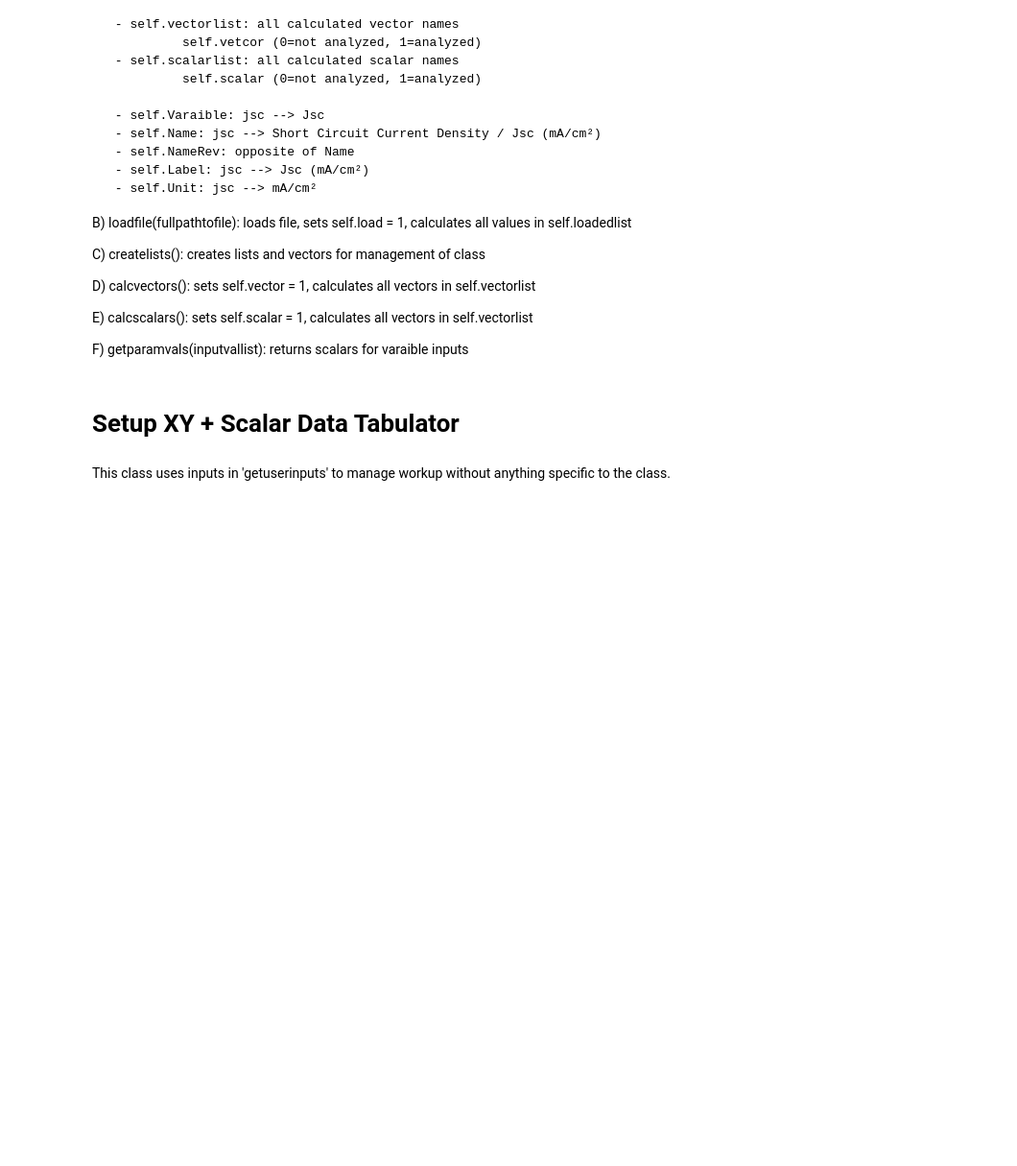
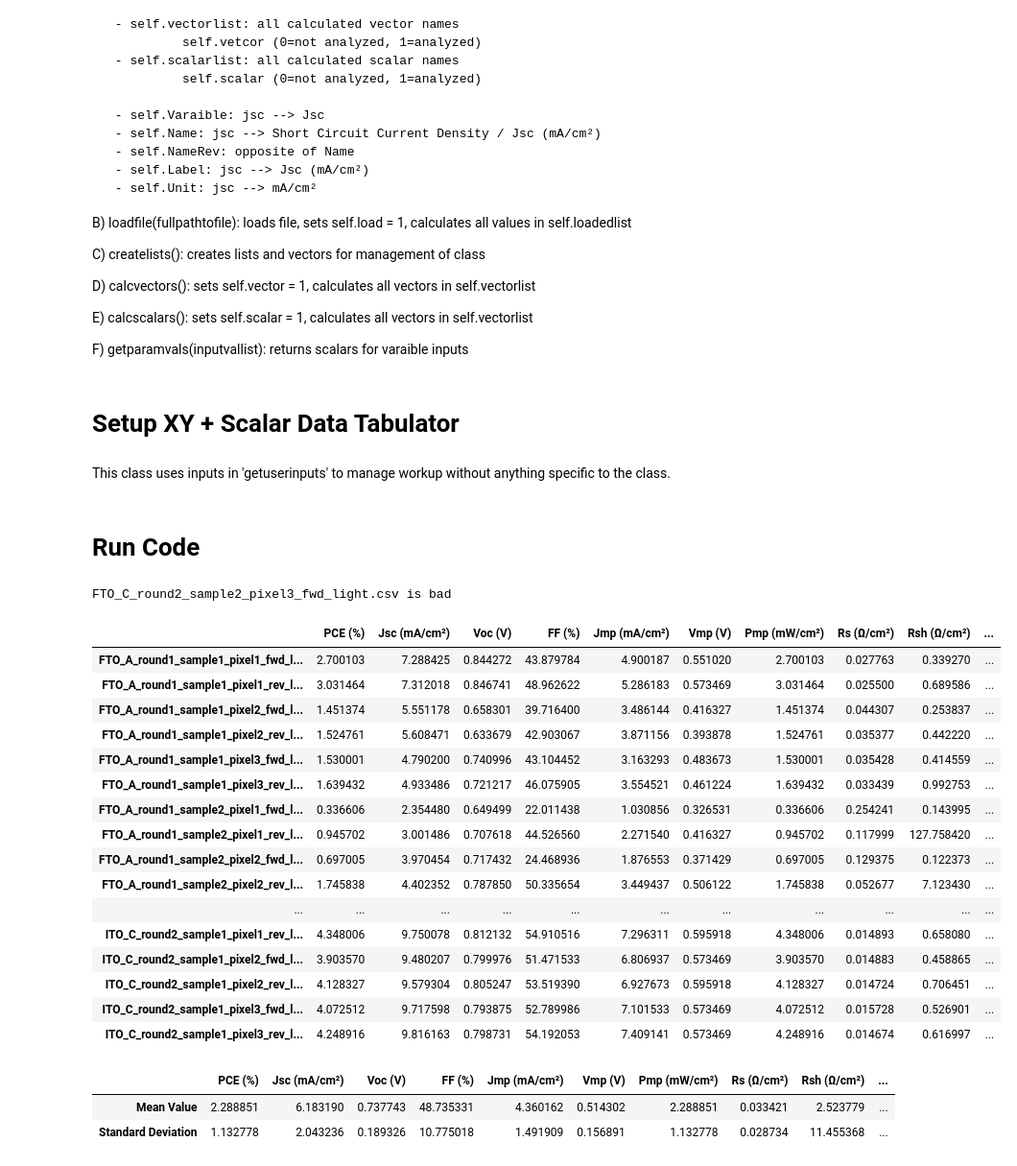
Before and after one commit to seandunfield/Personal_Projects, a Jupyter notebook: SPD_XY_Scalar_Tabulator.ipynb, the cells around one changed output. Shown at 96% size. Drawn from its saved outputs; the diff is of its cells as text; code cells hidden in the pictures; blank space fills up the shorter version.

```diff
--- a/SPD_XY_Scalar_Tabulator.ipynb
+++ b/SPD_XY_Scalar_Tabulator.ipynb
@@ -114,0 +165,27 @@ class XYTabulator:
+# %% [markdown]
+# Run Code
+# %%
+if __name__ == '__main__':
+    XYTabulator()
+# %% [output]
+FTO_C_round2_sample2_pixel3_fwd_light.csv is bad
+|  | PCE (%) | Jsc (mA/cm²) | Voc (V) | FF (%) | Jmp (mA/cm²) | Vmp (V) | Pmp (mW/cm²) | Rs (Ω/cm²) | Rsh (Ω/cm²) | ... |
+| FTO_A_round1_sample1_pixel1_fwd_l... | 2.700103 | 7.288425 | 0.844272 | 43.879784 | 4.900187 | 0.551020 | 2.700103 | 0.027763 | 0.339270 | ... |
+| FTO_A_round1_sample1_pixel1_rev_l... | 3.031464 | 7.312018 | 0.846741 | 48.962622 | 5.286183 | 0.573469 | 3.031464 | 0.025500 | 0.689586 | ... |
+| FTO_A_round1_sample1_pixel2_fwd_l... | 1.451374 | 5.551178 | 0.658301 | 39.716400 | 3.486144 | 0.416327 | 1.451374 | 0.044307 | 0.253837 | ... |
+| FTO_A_round1_sample1_pixel2_rev_l... | 1.524761 | 5.608471 | 0.633679 | 42.903067 | 3.871156 | 0.393878 | 1.524761 | 0.035377 | 0.442220 | ... |
+| FTO_A_round1_sample1_pixel3_fwd_l... | 1.530001 | 4.790200 | 0.740996 | 43.104452 | 3.163293 | 0.483673 | 1.530001 | 0.035428 | 0.414559 | ... |
+| FTO_A_round1_sample1_pixel3_rev_l... | 1.639432 | 4.933486 | 0.721217 | 46.075905 | 3.554521 | 0.461224 | 1.639432 | 0.033439 | 0.992753 | ... |
+| FTO_A_round1_sample2_pixel1_fwd_l... | 0.336606 | 2.354480 | 0.649499 | 22.011438 | 1.030856 | 0.326531 | 0.336606 | 0.254241 | 0.143995 | ... |
+| FTO_A_round1_sample2_pixel1_rev_l... | 0.945702 | 3.001486 | 0.707618 | 44.526560 | 2.271540 | 0.416327 | 0.945702 | 0.117999 | 127.758420 | ... |
+| FTO_A_round1_sample2_pixel2_fwd_l... | 0.697005 | 3.970454 | 0.717432 | 24.468936 | 1.876553 | 0.371429 | 0.697005 | 0.129375 | 0.122373 | ... |
+| FTO_A_round1_sample2_pixel2_rev_l... | 1.745838 | 4.402352 | 0.787850 | 50.335654 | 3.449437 | 0.506122 | 1.745838 | 0.052677 | 7.123430 | ... |
+| ... | ... | ... | ... | ... | ... | ... | ... | ... | ... | ... |
+| ITO_C_round2_sample1_pixel1_rev_l... | 4.348006 | 9.750078 | 0.812132 | 54.910516 | 7.296311 | 0.595918 | 4.348006 | 0.014893 | 0.658080 | ... |
+| ITO_C_round2_sample1_pixel2_fwd_l... | 3.903570 | 9.480207 | 0.799976 | 51.471533 | 6.806937 | 0.573469 | 3.903570 | 0.014883 | 0.458865 | ... |
+| ITO_C_round2_sample1_pixel2_rev_l... | 4.128327 | 9.579304 | 0.805247 | 53.519390 | 6.927673 | 0.595918 | 4.128327 | 0.014724 | 0.706451 | ... |
+| ITO_C_round2_sample1_pixel3_fwd_l... | 4.072512 | 9.717598 | 0.793875 | 52.789986 | 7.101533 | 0.573469 | 4.072512 | 0.015728 | 0.526901 | ... |
+| ITO_C_round2_sample1_pixel3_rev_l... | 4.248916 | 9.816163 | 0.798731 | 54.192053 | 7.409141 | 0.573469 | 4.248916 | 0.014674 | 0.616997 | ... |
+|  | PCE (%) | Jsc (mA/cm²) | Voc (V) | FF (%) | Jmp (mA/cm²) | Vmp (V) | Pmp (mW/cm²) | Rs (Ω/cm²) | Rsh (Ω/cm²) | ... |
+| Mean Value | 2.288851 | 6.183190 | 0.737743 | 48.735331 | 4.360162 | 0.514302 | 2.288851 | 0.033421 | 2.523779 | ... |
+| Standard Deviation | 1.132778 | 2.043236 | 0.189326 | 10.775018 | 1.491909 | 0.156891 | 1.132778 | 0.028734 | 11.455368 | ... |
```
Also changed, not shown: parts of 2 cells of this notebook, 3 other files.
